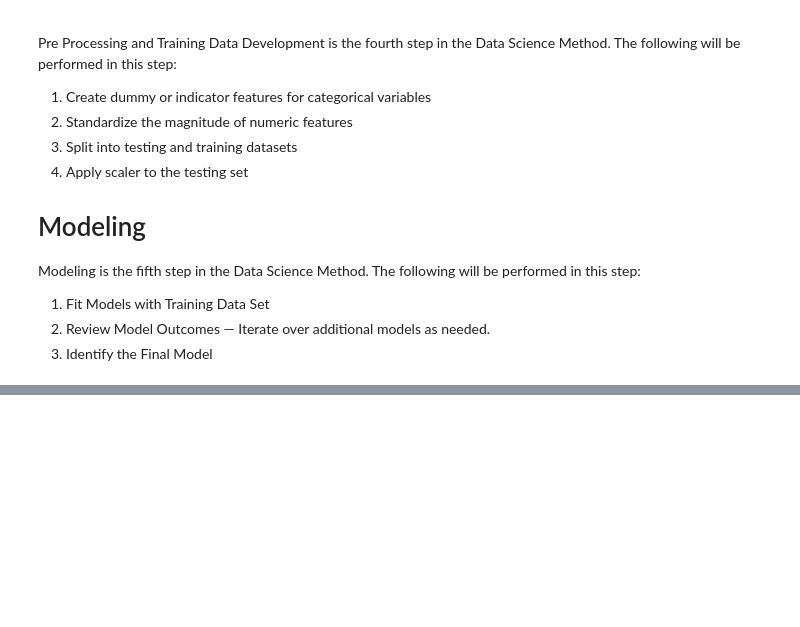
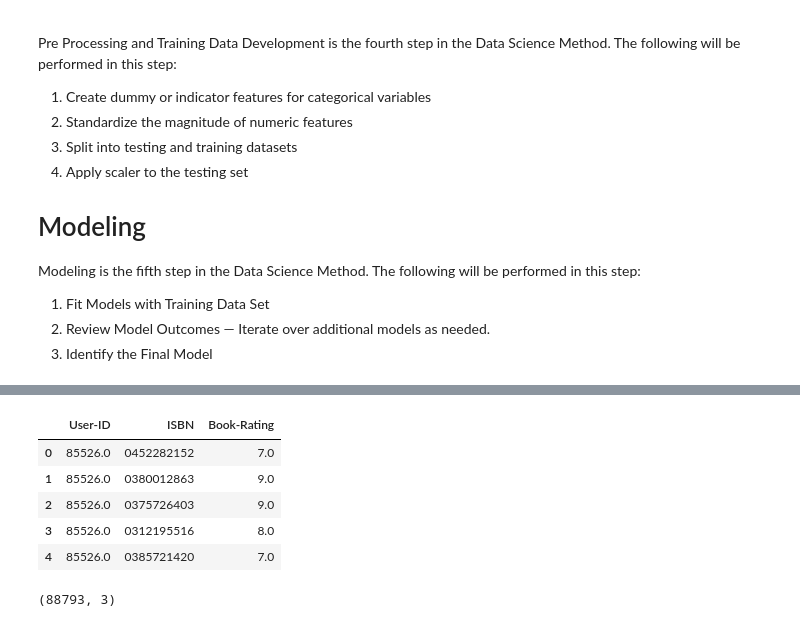
Before and after one commit to sudkpa/SB_DS, a Jupyter notebook: Career_Track/Capstone_Three/Preprocessing_Modeling/Cap3_Notebook_stepfourfive.ipynb, the cells around one changed output, grey strips where cells are left out. Cells and saved outputs as stored; diff of their text form; code cells hidden in the pictures; blank space fills up the shorter version.

```diff
--- a/Career_Track/Capstone_Three/Preprocessing_Modeling/Cap3_Notebook_stepfourfive.ipynb
+++ b/Career_Track/Capstone_Three/Preprocessing_Modeling/Cap3_Notebook_stepfourfive.ipynb
@@ -67,0 +84,14 @@ X = df.drop(['Book-Rating'], axis=1)
+# %%
+df_reviews = df[['User-ID','ISBN','Book-Rating']]
+df_reviews.head()
+# %% [output]
+|  | User-ID | ISBN | Book-Rating |
+| 0 | 85526.0 | 0452282152 | 7.0 |
+| 1 | 85526.0 | 0380012863 | 9.0 |
+| 2 | 85526.0 | 0375726403 | 9.0 |
+| 3 | 85526.0 | 0312195516 | 8.0 |
+| 4 | 85526.0 | 0385721420 | 7.0 |
+# %%
+df_reviews.shape
+# %% [output]
+(88793, 3)
```
Also changed, not shown: parts of 22 cells of this notebook.
